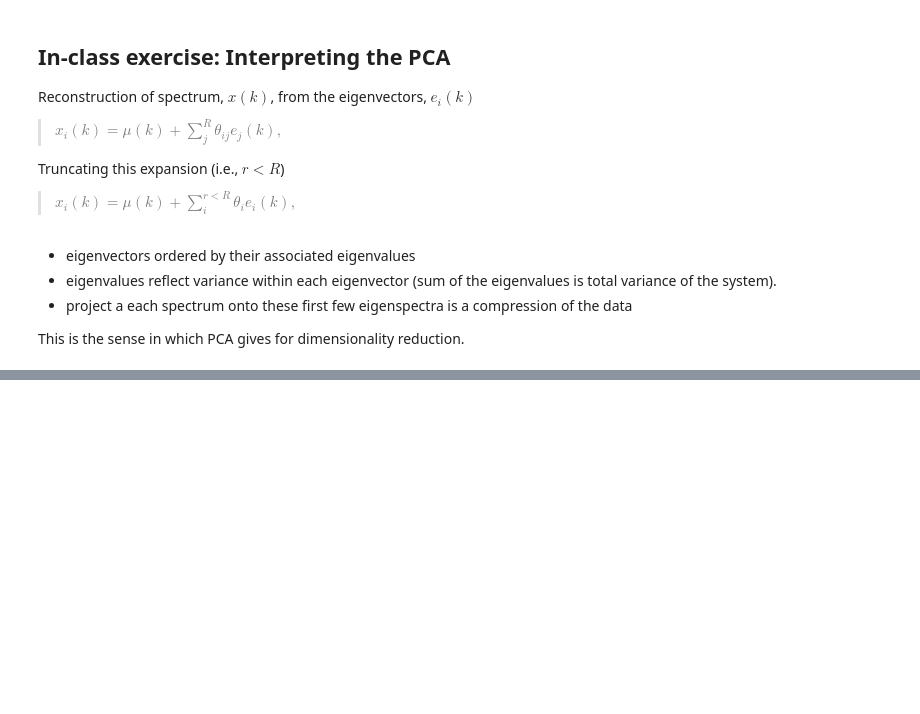
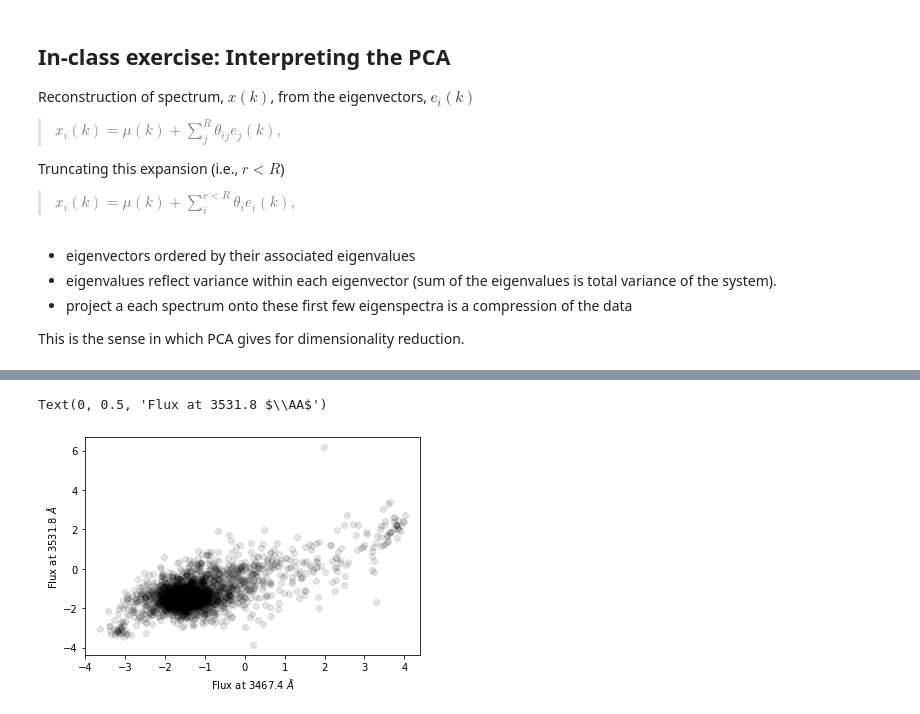
Before and after one commit to mcoughlin/ast8581_2025_Spring, a Jupyter notebook: lecture/12/lecture12.ipynb, the cells around one changed output, grey strips where cells are left out. Cells and saved outputs as stored; diff of their text form; code cells hidden in the pictures; blank space fills up the shorter version.

```diff
--- a/lecture/12/lecture12.ipynb
+++ b/lecture/12/lecture12.ipynb
@@ -705,0 +847,13 @@ plt.show()
+# %%
+# RUN THIS
+from scipy.stats import zscore
+x = 100
+y = 120
+# This just subtracts the mean flux of each spectrum and divides by the standard deviation - i.e. renormalization
+whiten = zscore(spectra, axis=1)
+plt.scatter(whiten[:,x], whiten[:,y], color='k', marker='o', alpha=0.1)
+plt.xlabel(f'Flux at {wavelengths[x]:.1f} $\AA$')
+plt.ylabel(f'Flux at {wavelengths[y]:.1f} $\AA$')
+# %% [output]
+Text(0, 0.5, 'Flux at 3531.8 $\\AA$')
+[figure, added]
```
Also changed, not shown: parts of 37 cells of this notebook, 38 other files.
